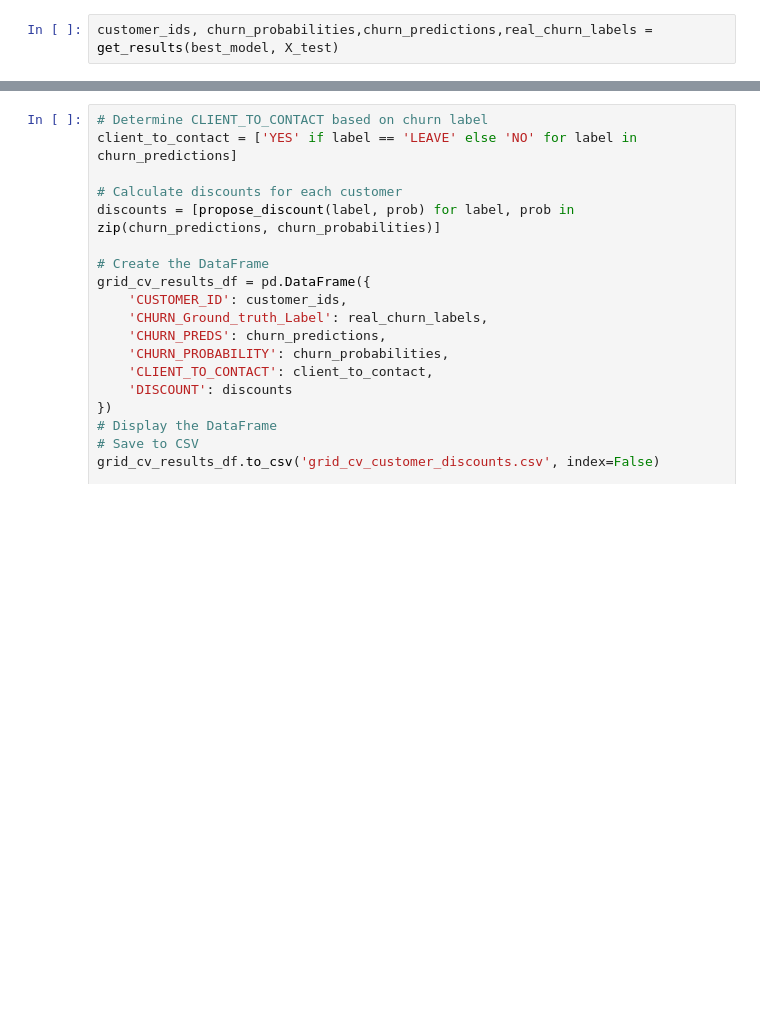
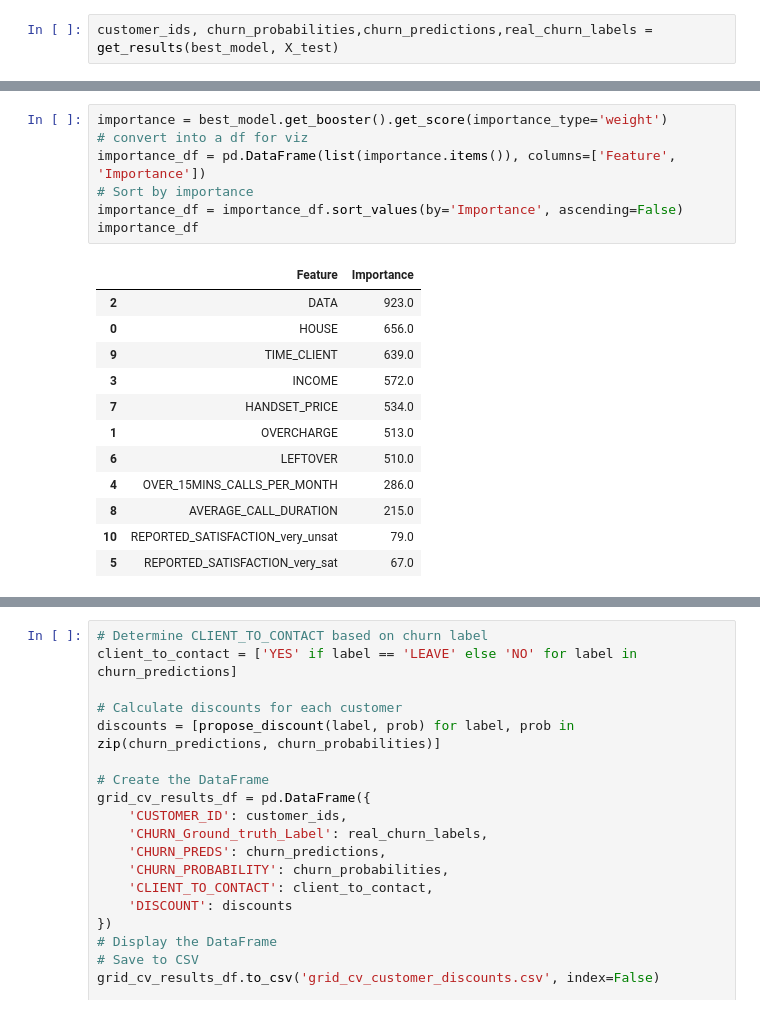
Before and after one commit to AMMISAIDFaical/ML-engineer_chrun, a Jupyter notebook: notebooks/1.0-FA-ML-Expriment.ipynb, the cells around one changed output, grey strips where cells are left out. Saved outputs shown, nothing was run; the diff lists cells and outputs as text; blank space fills up the shorter version.

```diff
--- a/notebooks/1.0-FA-ML-Expriment.ipynb
+++ b/notebooks/1.0-FA-ML-Expriment.ipynb
@@ -257,0 +270,20 @@ customer_ids, churn_probabilities,churn_predictions,real_churn_labels = get_resu
+# %%
+importance = best_model.get_booster().get_score(importance_type='weight')
+# convert into a df for viz
+importance_df = pd.DataFrame(list(importance.items()), columns=['Feature', 'Importance'])
+# Sort by importance
+importance_df = importance_df.sort_values(by='Importance', ascending=False)
+importance_df
+# %% [output]
+|  | Feature | Importance |
+| 2 | DATA | 923.0 |
+| 0 | HOUSE | 656.0 |
+| 9 | TIME_CLIENT | 639.0 |
+| 3 | INCOME | 572.0 |
+| 7 | HANDSET_PRICE | 534.0 |
+| 1 | OVERCHARGE | 513.0 |
+| 6 | LEFTOVER | 510.0 |
+| 4 | OVER_15MINS_CALLS_PER_MONTH | 286.0 |
+| 8 | AVERAGE_CALL_DURATION | 215.0 |
+| 10 | REPORTED_SATISFACTION_very_unsat | 79.0 |
+| 5 | REPORTED_SATISFACTION_very_sat | 67.0 |
```
Also changed, not shown: parts of 11 cells of this notebook, 4 other files.
